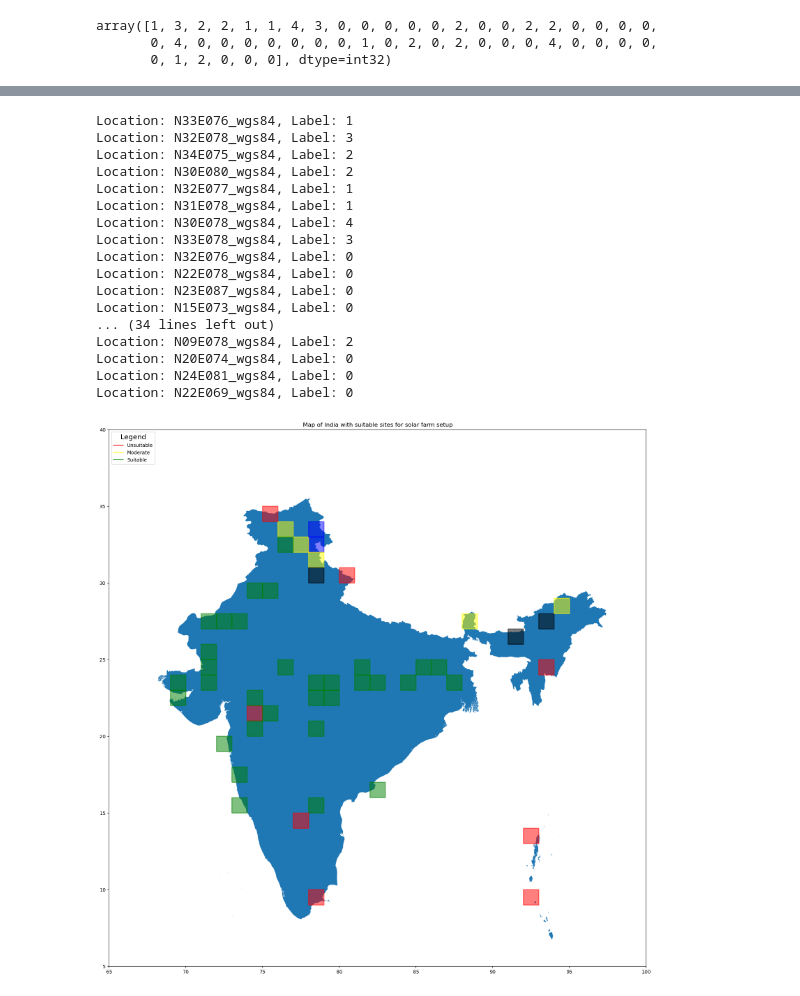
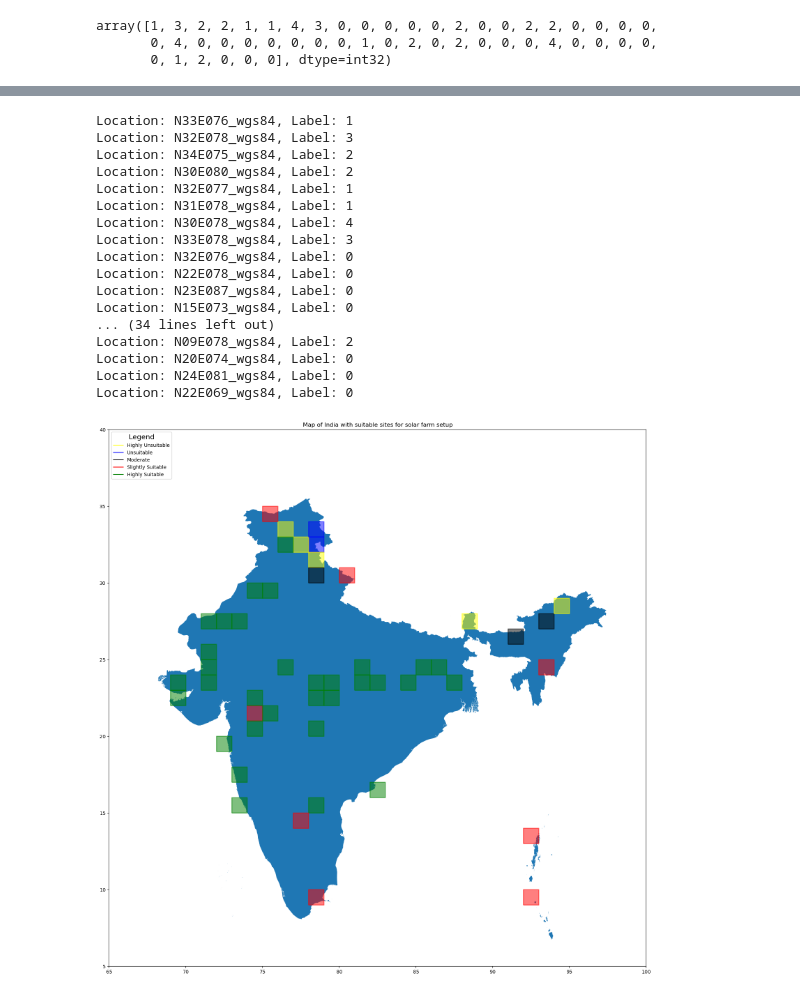
Before and after one commit to smitesh22/Unsupervised-Machine-Learning-For-Solar-Site-Selection, a Jupyter notebook: Code/7.DBScan.ipynb, the cells around one changed output, grey strips where cells are left out. Cells and saved outputs as stored; diff of their text form; code cells hidden in the pictures.

```diff
--- a/Code/7.DBScan.ipynb
+++ b/Code/7.DBScan.ipynb
@@ -107,6 +107,10 @@ india_map = gpd.read_file(india_shapefile)
 
 bbox_gdf = gpd.GeoDataFrame(columns=['geometry', 'color'], crs='EPSG:4326')
 
+#suitable location list
+
+locations = []
+
 for loc, label in labels_dict.items():
     print(f"Location: {loc}, Label: {label}")
 
@@ -120,6 +124,7 @@ for loc, label in labels_dict.items():
     bbox_polygon = Polygon(zip(longitude, latitude))
 
     if label == 0:
+        locations.append(loc)
         bbox_gdf = bbox_gdf.append({'geometry': bbox_polygon, 'color': 'green'}, ignore_index=True)
     elif label == 1:
         bbox_gdf = bbox_gdf.append({'geometry': bbox_polygon, 'color': 'yellow'}, ignore_index=True)
@@ -141,37 +146,39 @@ ax.set_xlim(65, 100)
 ax.set_ylim(5, 40)
 
 legend_labels = {
-    'red': 'Unsuitable',
-    'yellow': 'Moderate',
-    'green': 'Suitable',
+    'yellow': 'Highly Unsuitable',
+    'blue': 'Unsuitable',
+    'black': 'Moderate',
+    'red': 'Slightly Suitable',
+    'green': 'Highly Suitable',
 }
 legend_handles = [plt.Line2D([], [], color=color, label=label) for color, label in legend_labels.items()]
 legend = ax.legend(handles=legend_handles, title='Legend', loc='upper left')
 legend.get_title().set_fontsize('x-large')
 # Set a title
 plt.title('Map of India with suitable sites for solar farm setup')
 plt.savefig('india_map_with_bounding_boxes.png', bbox_inches='tight')
 
 # Display the map
 plt.show()
 # %% [output]
 Location: N33E076_wgs84, Label: 1
 Location: N32E078_wgs84, Label: 3
 Location: N34E075_wgs84, Label: 2
 Location: N30E080_wgs84, Label: 2
 Location: N32E077_wgs84, Label: 1
 Location: N31E078_wgs84, Label: 1
 Location: N30E078_wgs84, Label: 4
 Location: N33E078_wgs84, Label: 3
 Location: N32E076_wgs84, Label: 0
 Location: N22E078_wgs84, Label: 0
 Location: N23E087_wgs84, Label: 0
 Location: N15E073_wgs84, Label: 0
 ... (34 lines left out)
 Location: N09E078_wgs84, Label: 2
 Location: N20E074_wgs84, Label: 0
 Location: N24E081_wgs84, Label: 0
 Location: N22E069_wgs84, Label: 0
-[figure, old version]
+[figure, new version]
 # %%
 plt.show()
```
Also changed, not shown: parts of 1 cell of this notebook, 2 other files.
